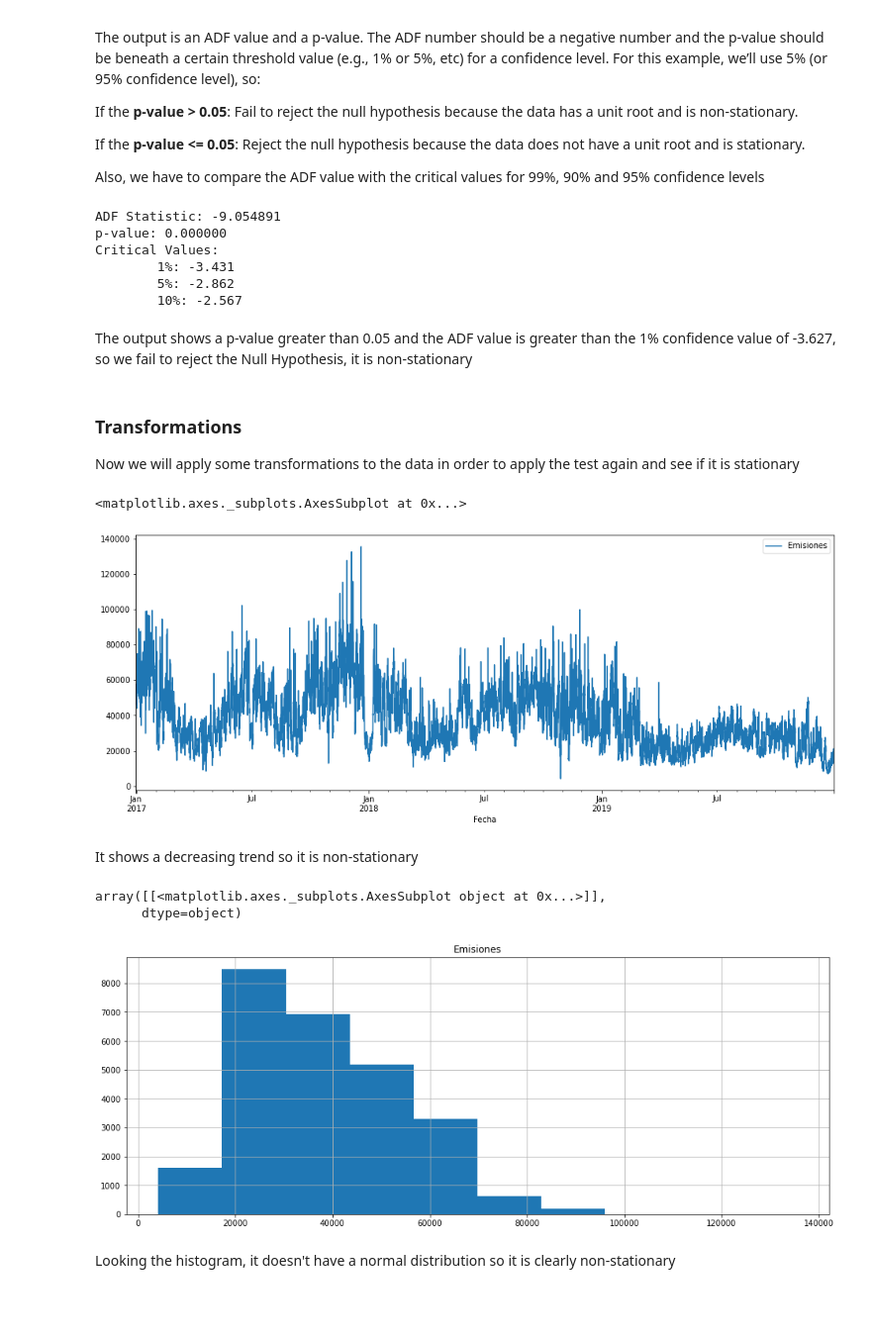
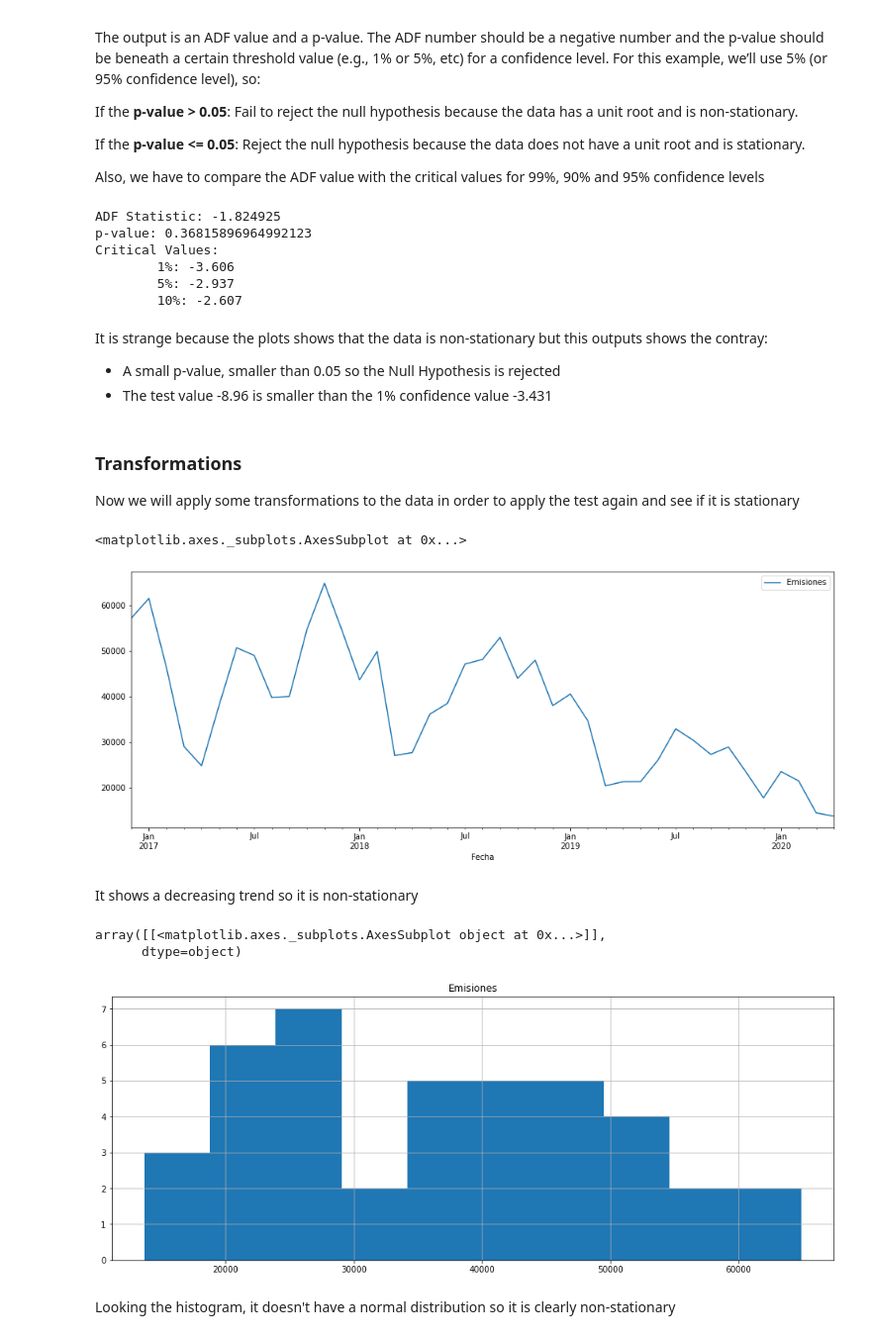
Before and after one commit to hectorLop/CO2_emissions_forecast, a Jupyter notebook: CO2_feature_engineering_and_visualization.ipynb, the cells around one changed output. Shown at 99% size. Drawn from its saved outputs; the diff is of its cells as text; code cells hidden in the pictures; blank space fills up the shorter version.

Commit message:
Fixed creation of a dataframe with monthly frequency

```diff
--- a/CO2_feature_engineering_and_visualization.ipynb
+++ b/CO2_feature_engineering_and_visualization.ipynb
@@ -164,8 +173,8 @@ dataset.to_csv("2017-2020_Emissions_by_10_minutes_Clean.csv")
 # Data Analysis
 # %%
 # Read both csv files
-dataset_by_10_minutes = pandas.read_csv('2017-2020_Emissions_by_10_minutes_Clean.csv')
-dataset_by_hour = pandas.read_csv('2017-2020_Emissions_by_hour_Clean.csv')
+dataset_by_10_minutes = pandas.read_csv('2017_01_01_to_2020-05-01_Emissions_by_10_minutes_Clean.csv')
+dataset_by_hour = pandas.read_csv('2017_01_01_to_2020-05-01_Emissions_by_hour_Clean.csv')
 # %% [markdown]
 CSV files cannot cannot save datetime objects and saves the rows unordered, so each time we read a CSV file, we must
 to perform the following tasks:
@@ -246,2 +267,4 @@ Now we will try to resample the dataset to a monthly frequency and the mean of e
 # %%
-dataset_by_month = dataset_by_hour['Emisiones'].resample('MS').mean()
+series_by_month = dataset_by_hour['Emisiones'].resample('MS').mean()
+# %%
+dataset_by_month = pandas.DataFrame({'Emisiones':series_by_month.values}, index=series_by_month.index)
@@ -326,23 +362,25 @@ If the **p-value <= 0.05**: Reject the null hypothesis because the data does not
 Also, we have to compare the ADF value with the critical values for 99%, 90% and 95% confidence levels
 # %%
 # Apply the test on series values
-test_result = adfuller(dataset_by_hour)
+test_result = adfuller(dataset_sqrt_transformation, autolag='AIC')
 
 # Output the results
 print('ADF Statistic: %f' % test_result[0])
-print('p-value: %f' % test_result[1])
+print(f'p-value: {test_result[1]}')
 print('Critical Values:')
 for key, value in test_result[4].items():
     print('\t%s: %.3f' % (key, value))
 # %% [output]
-ADF Statistic: -9.054891
-p-value: 0.000000
+ADF Statistic: -1.824925
+p-value: 0.36815896964992123
 Critical Values:
-        1%: -3.431
-        5%: -2.862
-        10%: -2.567
+        1%: -3.606
+        5%: -2.937
+        10%: -2.607
-# %% [markdown]
-The output shows a p-value greater than 0.05 and the ADF value is greater than the 1% confidence value of -3.627, so we fail to reject the Null Hypothesis, it is non-stationary
+# %% [markdown]
+It is strange because the plots shows that the data is non-stationary but this outputs shows the contray:
+- A small p-value, smaller than 0.05 so the Null Hypothesis is rejected
+- The test value -8.96 is smaller than the 1% confidence value -3.431
 # %% [markdown]
 ### Transformations
 
@@ -350,18 +388,18 @@ Now we will apply some transformations to the data in order to apply the test ag
 # %%
 pyplot.rcParams['figure.figsize']=(16, 6)
 # line plot
-dataset_by_hour.plot()
+dataset_by_month.plot()
 # %% [output]
 <matplotlib.axes._subplots.AxesSubplot at 0x...>
-[figure, old version]
+[figure, new version]
 # %% [markdown]
 It shows a decreasing trend so it is non-stationary
 # %%
-dataset_by_hour.hist()
+dataset_by_month.hist()
 # %% [output]
 array([[<matplotlib.axes._subplots.AxesSubplot object at 0x...>]],
       dtype=object)
-[figure, old version]
+[figure, new version]
 # %% [markdown]
 Looking the histogram, it doesn't have a normal distribution so it is clearly non-stationary
 # %%
```
Also changed, not shown: parts of 41 cells of this notebook.
